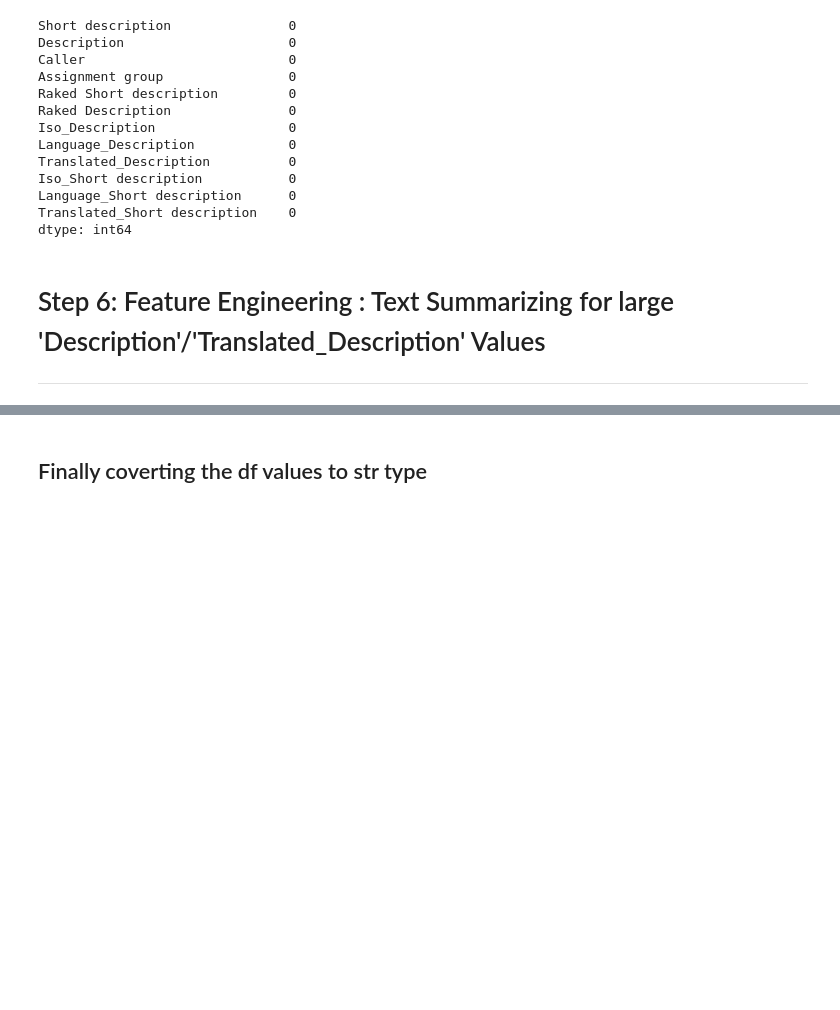
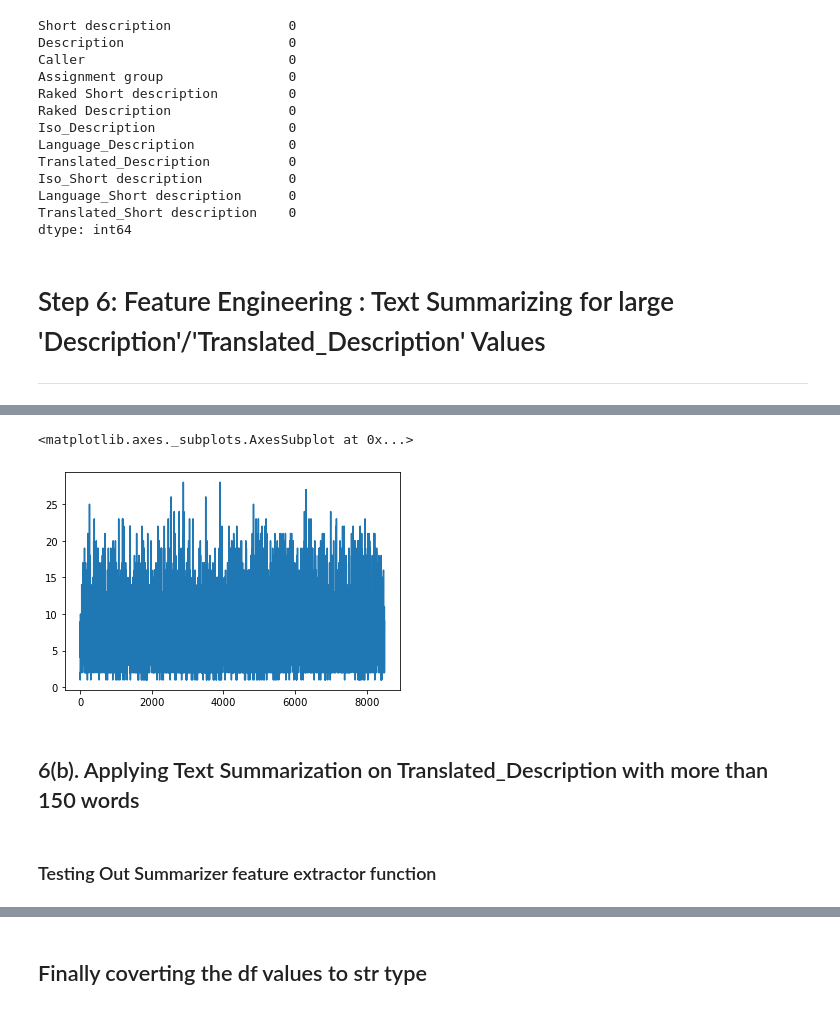
Before and after one commit to soumendrabagh/Automatic-Ticket-Generation-NLP, a Jupyter notebook: NLP_Automatic_Ticket_Assignment.ipynb, the cells around one changed output, grey strips where cells are left out. Cells and saved outputs as stored; diff of their text form; code cells hidden in the pictures; blank space fills up the shorter version.

```diff
--- a/NLP_Automatic_Ticket_Assignment.ipynb
+++ b/NLP_Automatic_Ticket_Assignment.ipynb
@@ -504,0 +513,9 @@ translated_df.loc[ translated_df['Translated_Description'].apply(lambda x : len(
+# %%
+translated_df['Length of Translated_Short description Before Summarization'].plot()
+# %% [output]
+<matplotlib.axes._subplots.AxesSubplot at 0x...>
+[figure, added]
+# %% [markdown]
+## 6(b). Applying Text Summarization on Translated_Description with more than 150 words
+# %% [markdown]
+### Testing Out Summarizer feature extractor function
```
Also changed, not shown: parts of 75 cells of this notebook, 1 other file.
